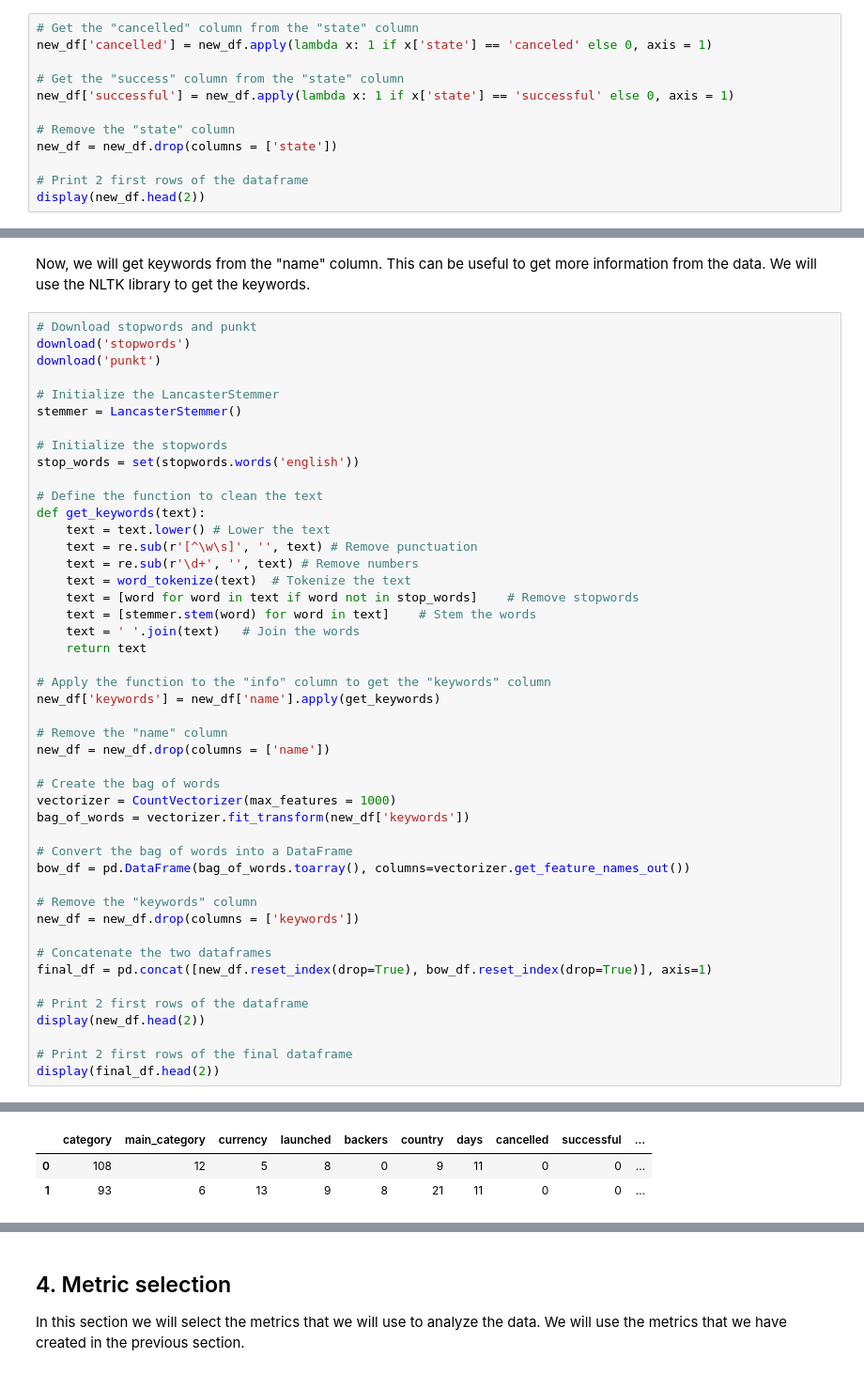
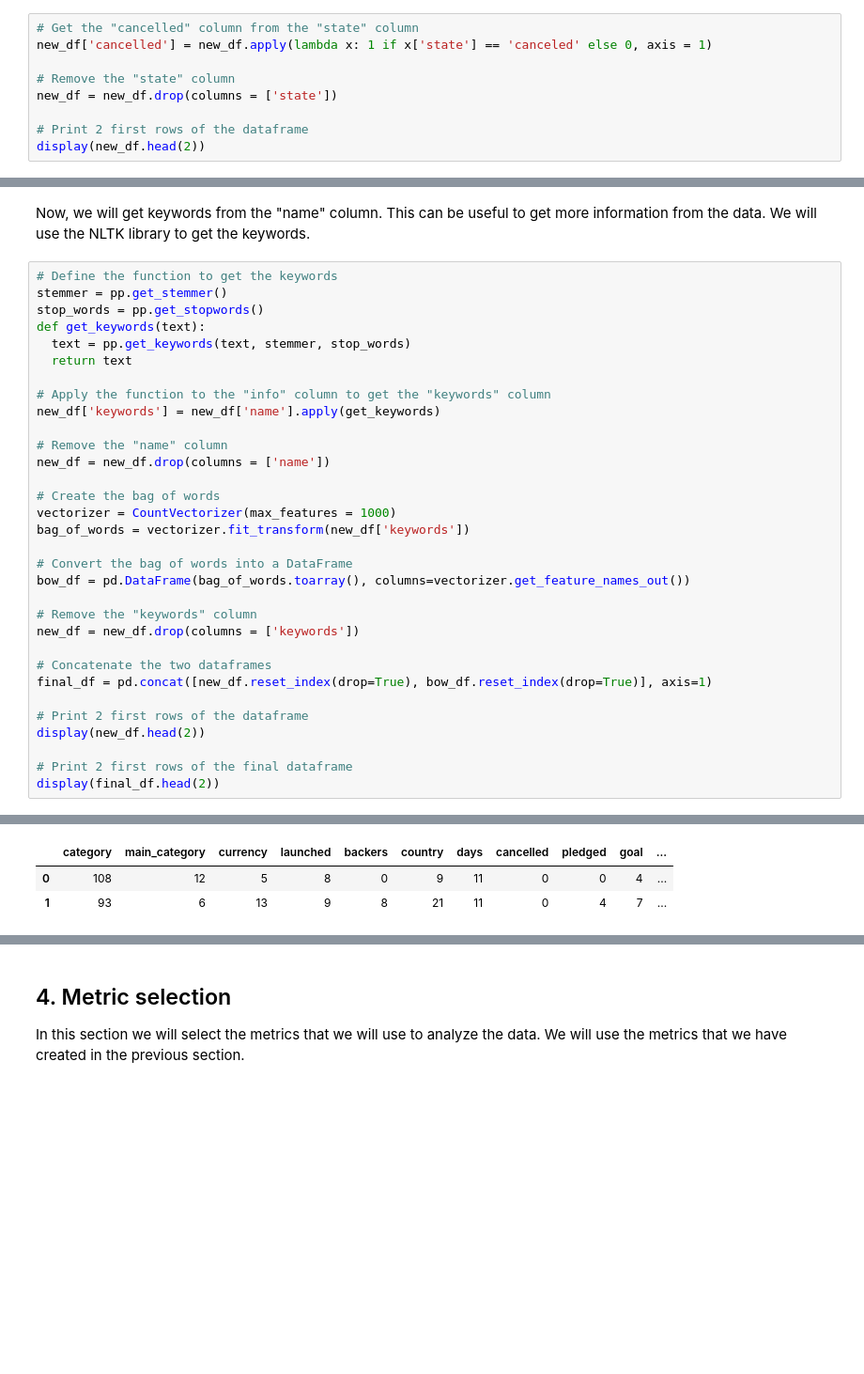
Before and after one commit to xavi-burgos99/kickstarter-projects-analyzer, a Jupyter notebook: analysis.ipynb, the cells around one changed output, grey strips where cells are left out. Shown: that part at 94% size. Cells and saved outputs as stored; diff of their text form; blank space fills up the shorter version.

```diff
--- a/analysis.ipynb
+++ b/analysis.ipynb
@@ -411,9 +404,6 @@ Now, we will get the "cancelled" and "successful" columns from the "state" colum
 # %%
 # Get the "cancelled" column from the "state" column
 new_df['cancelled'] = new_df.apply(lambda x: 1 if x['state'] == 'canceled' else 0, axis = 1)
-
-# Get the "success" column from the "state" column
-new_df['successful'] = new_df.apply(lambda x: 1 if x['state'] == 'successful' else 0, axis = 1)
 
 # Remove the "state" column
 new_df = new_df.drop(columns = ['state'])
@@ -477,26 +467,12 @@ display(new_df.head(2))
 # %% [markdown]
 Now, we will get keywords from the "name" column. This can be useful to get more information from the data. We will use the NLTK library to get the keywords.
 # %%
-# Download stopwords and punkt
-download('stopwords')
-download('punkt')
-
-# Initialize the LancasterStemmer
-stemmer = LancasterStemmer()
-
-# Initialize the stopwords
-stop_words = set(stopwords.words('english'))
-
-# Define the function to clean the text
+# Define the function to get the keywords
+stemmer = pp.get_stemmer()
+stop_words = pp.get_stopwords()
 def get_keywords(text):
-	text = text.lower()	# Lower the text
-	text = re.sub(r'[^\w\s]', '', text)	# Remove punctuation
-	text = re.sub(r'\d+', '', text)	# Remove numbers
-	text = word_tokenize(text)	# Tokenize the text
-	text = [word for word in text if word not in stop_words]	# Remove stopwords
-	text = [stemmer.stem(word) for word in text]	# Stem the words
-	text = ' '.join(text)	# Join the words
-	return text
+  text = pp.get_keywords(text, stemmer, stop_words)
+  return text
 
 # Apply the function to the "info" column to get the "keywords" column
 new_df['keywords'] = new_df['name'].apply(get_keywords)
@@ -533,3 +509,3 @@ display(final_df.head(2))
-|  | category | main_category | currency | launched | backers | country | days | cancelled | successful | ... |
-| 0 | 108 | 12 | 5 | 8 | 0 | 9 | 11 | 0 | 0 | ... |
-| 1 | 93 | 6 | 13 | 9 | 8 | 21 | 11 | 0 | 0 | ... |
+|  | category | main_category | currency | launched | backers | country | days | cancelled | pledged | goal | ... |
+| 0 | 108 | 12 | 5 | 8 | 0 | 9 | 11 | 0 | 0 | 4 | ... |
+| 1 | 93 | 6 | 13 | 9 | 8 | 21 | 11 | 0 | 4 | 7 | ... |
```
Also changed, not shown: parts of 7 cells of this notebook, 4 other files.
